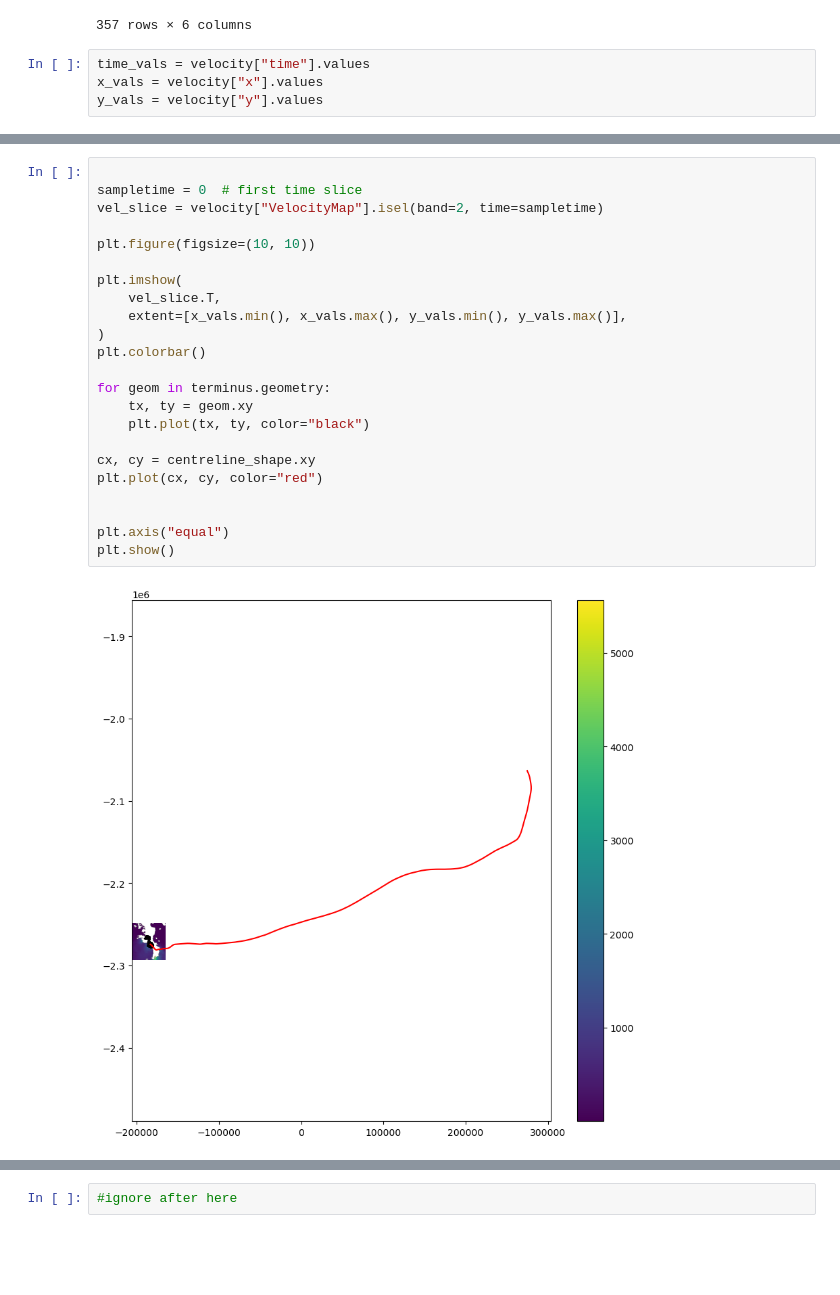
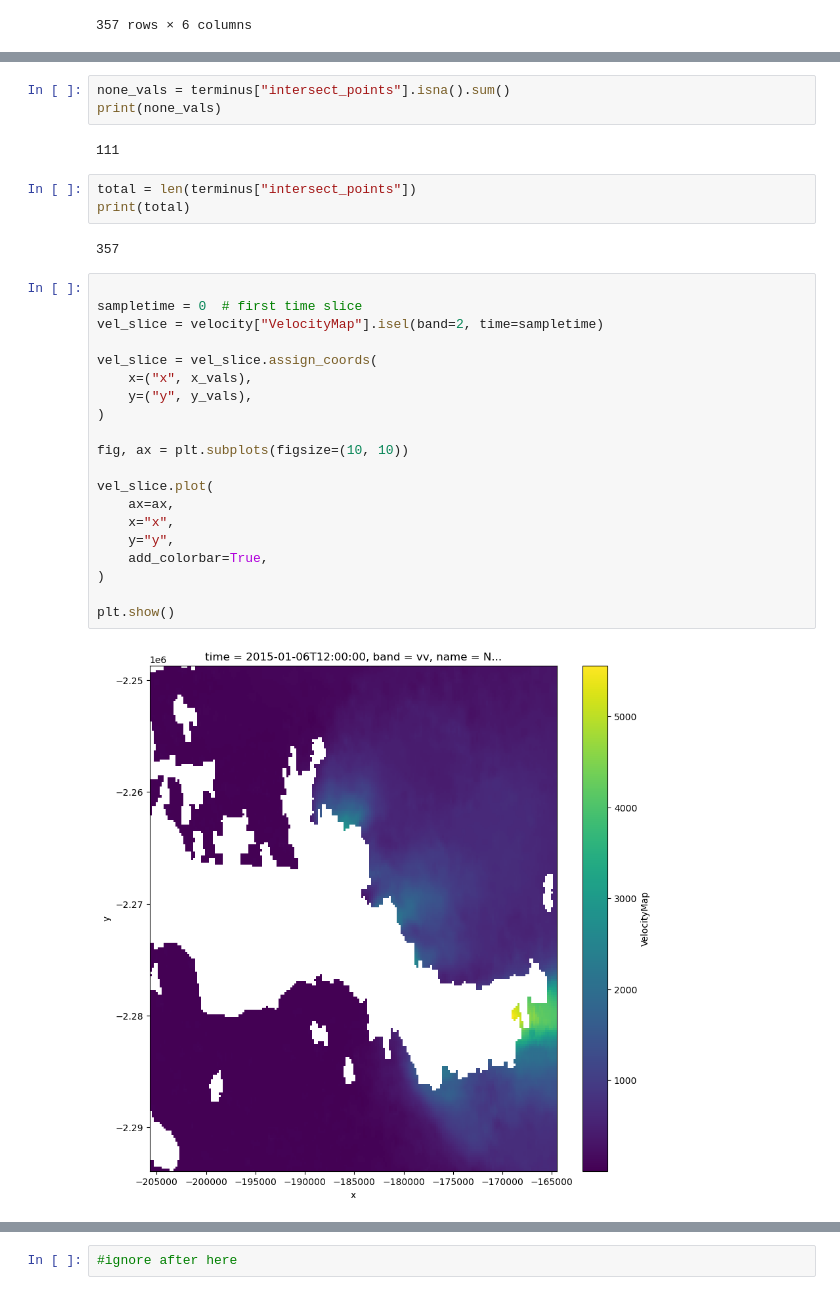
Before and after one commit to sofiasuhinin/Jakobshavn-Isbrae-CalvingStatistics, a Jupyter notebook: calvingseries.ipynb, the cells around one changed output, grey strips where cells are left out. Drawn from its saved outputs; the diff is of its cells as text; blank space fills up the shorter version.

```diff
--- a/calvingseries.ipynb
+++ b/calvingseries.ipynb
@@ -117,7 +117,3 @@ terminus
 | 355 | SEN1_NSIDC_0723_V4_20211219_20211224 | S1A_090_041112 | 2021-12-21 | 1 | 3 | LINESTRING (-184719.513 -2277016.... |
 | 356 | SEN1_NSIDC_0723_V4_20210803_20210808 | S1B_090_028116 | 2021-08-05 | 0 | 3 | LINESTRING (-184793.596 -2277143.... |
 357 rows × 6 columns
-# %%
-time_vals = velocity["time"].values
-x_vals = velocity["x"].values
-y_vals = velocity["y"].values
@@ -135,25 +120,32 @@ plt.show()
-# %%
-
-sampletime = 0  # first time slice
-vel_slice = velocity["VelocityMap"].isel(band=2, time=sampletime)
-
-plt.figure(figsize=(10, 10))
-
-plt.imshow(
-    vel_slice.T,
-    extent=[x_vals.min(), x_vals.max(), y_vals.min(), y_vals.max()],
-)
-plt.colorbar()
-
-for geom in terminus.geometry:
-    tx, ty = geom.xy
-    plt.plot(tx, ty, color="black")
-
-cx, cy = centreline_shape.xy
-plt.plot(cx, cy, color="red")
-
-
-plt.axis("equal")
-plt.show()
-# %% [output]
-[figure, removed]
+# %%
+none_vals = terminus["intersect_points"].isna().sum()
+print(none_vals)
+# %% [output]
+111
+# %%
+total = len(terminus["intersect_points"])
+print(total)
+# %% [output]
+357
+# %%
+
+sampletime = 0  # first time slice
+vel_slice = velocity["VelocityMap"].isel(band=2, time=sampletime)
+
+vel_slice = vel_slice.assign_coords(
+    x=("x", x_vals),
+    y=("y", y_vals),
+)
+
+fig, ax = plt.subplots(figsize=(10, 10))
+
+vel_slice.plot(
+    ax=ax,
+    x="x",
+    y="y",
+    add_colorbar=True,
+)
+
+plt.show()
+# %% [output]
+[figure, added]
```
Also changed, not shown: parts of 6 cells of this notebook.
